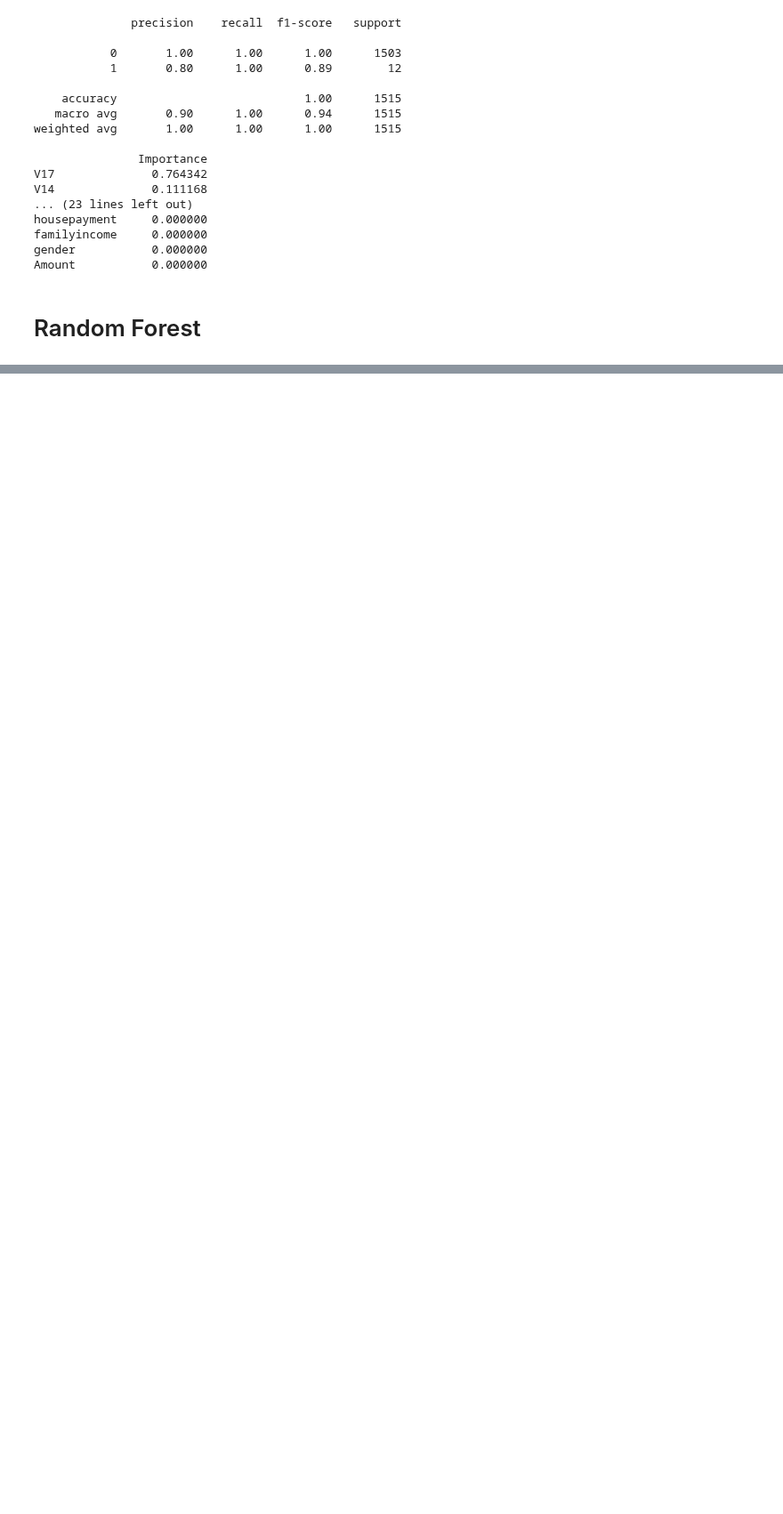
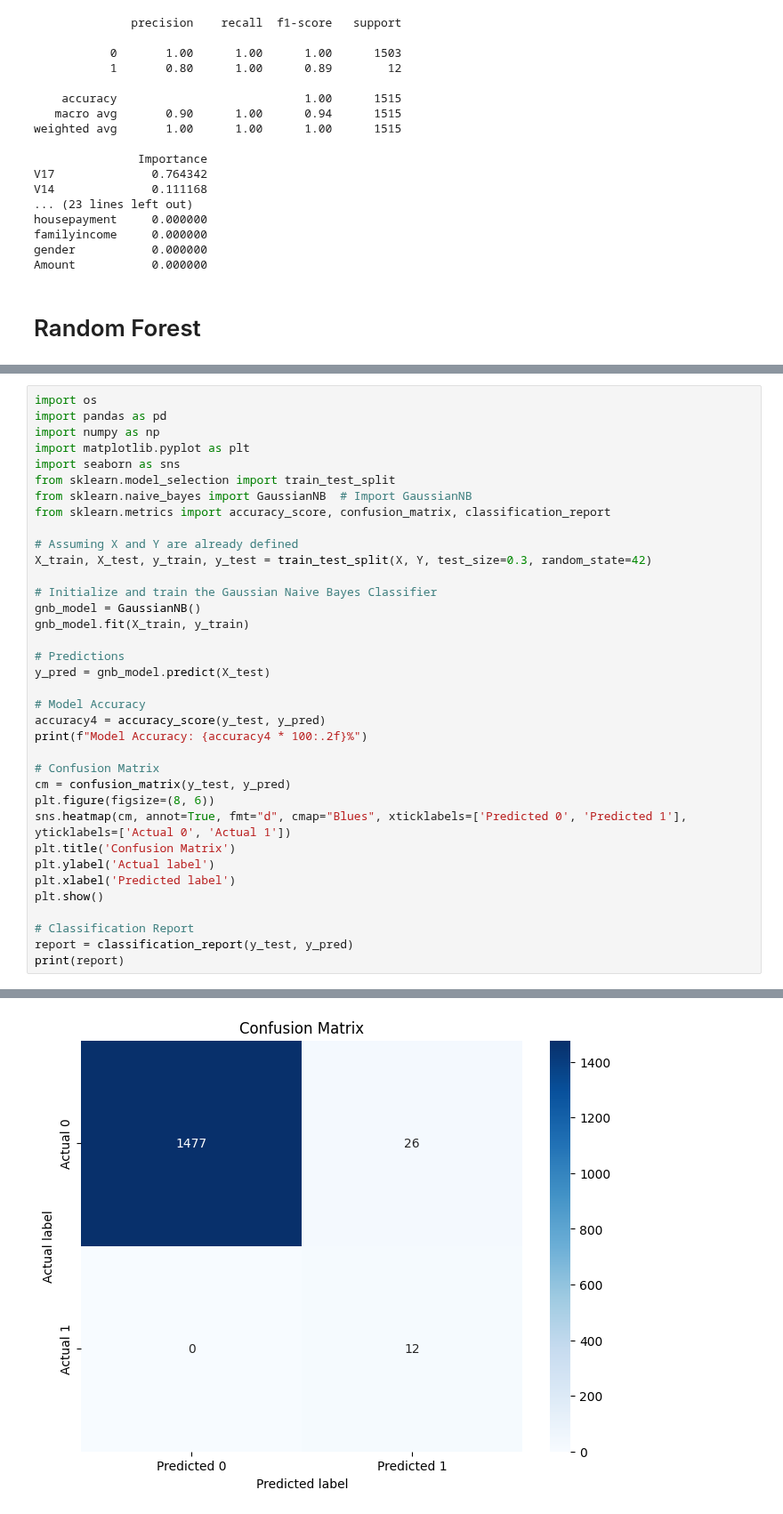
Before and after one commit to Dandata0101/mbs-fraud-detection, a Jupyter notebook: Classwork_day03.ipynb, the cells around one changed output, grey strips where cells are left out. Shown at 89% size. Drawn from its saved outputs; the diff is of its cells as text; blank space fills up the shorter version.

```diff
--- a/Classwork_day03.ipynb
+++ b/Classwork_day03.ipynb
@@ -258,0 +323,37 @@ familysize       0.001318
+# %%
+import os
+import pandas as pd
+import numpy as np
+import matplotlib.pyplot as plt
+import seaborn as sns
+from sklearn.model_selection import train_test_split
+from sklearn.naive_bayes import GaussianNB  # Import GaussianNB
+from sklearn.metrics import accuracy_score, confusion_matrix, classification_report
+
+# Assuming X and Y are already defined
+X_train, X_test, y_train, y_test = train_test_split(X, Y, test_size=0.3, random_state=42)
+
+# Initialize and train the Gaussian Naive Bayes Classifier
+gnb_model = GaussianNB()
+gnb_model.fit(X_train, y_train)
+
+# Predictions
+y_pred = gnb_model.predict(X_test)
+
+# Model Accuracy
+accuracy4 = accuracy_score(y_test, y_pred)
+print(f"Model Accuracy: {accuracy4 * 100:.2f}%")
+
+# Confusion Matrix
+cm = confusion_matrix(y_test, y_pred)
+plt.figure(figsize=(8, 6))
+sns.heatmap(cm, annot=True, fmt="d", cmap="Blues", xticklabels=['Predicted 0', 'Predicted 1'], yticklabels=['Actual 0', 'Actual 1'])
+plt.title('Confusion Matrix')
+plt.ylabel('Actual label')
+plt.xlabel('Predicted label')
+plt.show()
+
+# Classification Report
+report = classification_report(y_test, y_pred)
+print(report)
+# %% [output]
@@ -258,0 +361 @@ familysize       0.001318
+[figure, added]
```
Also changed, not shown: parts of 9 cells of this notebook.
